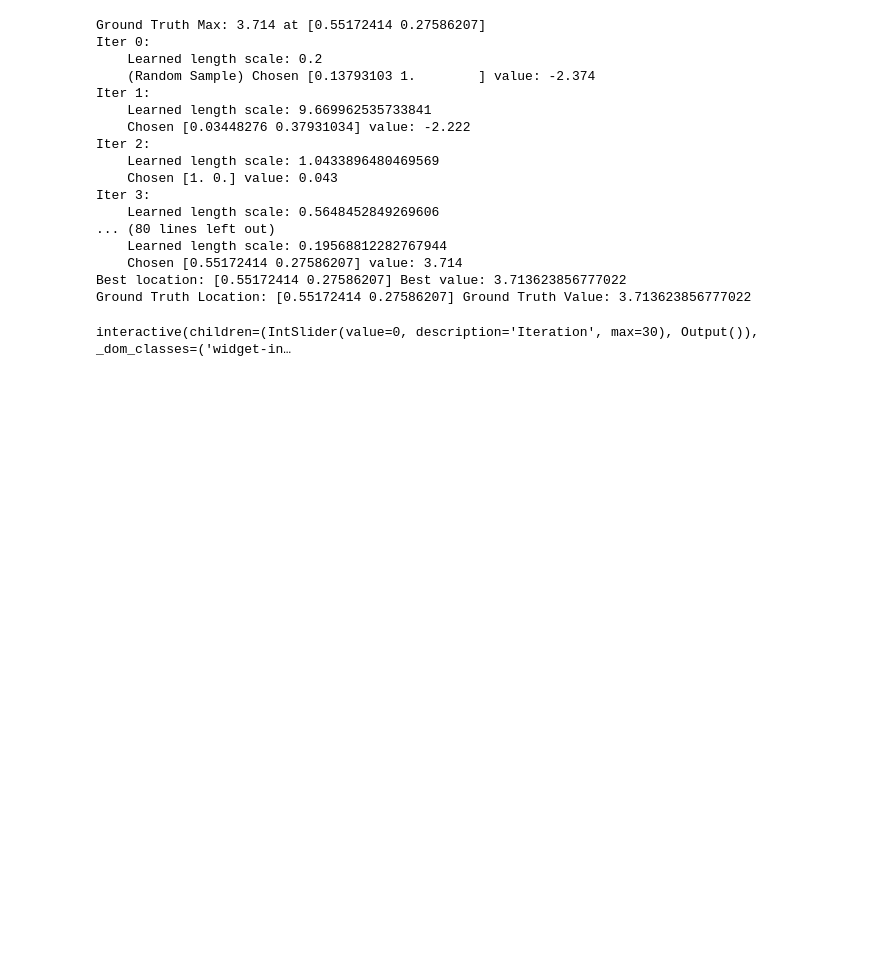
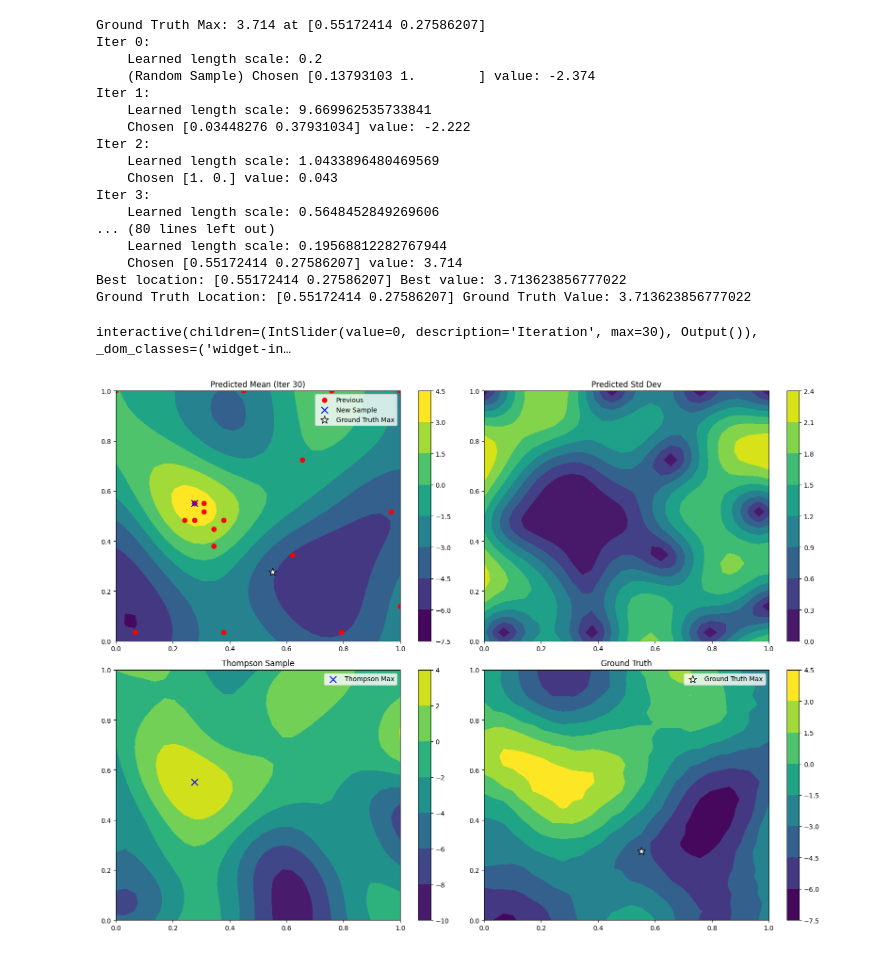
Before and after one commit to MatthewZhang473/Efficient-Gaussian-Process-on-Graphs, a Jupyter notebook: experiments/bayesian_opt/2D_Cartesian.ipynb, the cells around one changed output. Cells and saved outputs as stored; diff of their text form; code cells hidden in the pictures; blank space fills up the shorter version.

Commit message:
Statically visualize the data for last iteration

```diff
--- a/experiments/bayesian_opt/2D_Cartesian.ipynb
+++ b/experiments/bayesian_opt/2D_Cartesian.ipynb
@@ -245,3 +245,49 @@ Iter 3:
 Best location: [0.55172414 0.27586207] Best value: 3.713623856777022
 Ground Truth Location: [0.55172414 0.27586207] Ground Truth Value: 3.713623856777022
 interactive(children=(IntSlider(value=0, description='Iteration', max=30), Output()), _dom_classes=('widget-in…
+# %%
+# Static plot for the last iteration
+last_iter_data = optimizer.iter_data[-1]
+mean_field = last_iter_data['mean'].reshape(grid_size, grid_size)
+std_field = last_iter_data['std'].reshape(grid_size, grid_size)
+thompson_field = last_iter_data['thompson'].reshape(grid_size, grid_size)
+history = last_iter_data['history']
+candidate = last_iter_data['candidate']
+
+fig, axes = plt.subplots(2, 2, figsize=(16, 12))
+
+# Panel 1: Predicted Mean
+cp0 = axes[0, 0].contourf(x_lin, x_lin, mean_field, cmap='viridis', vmin=vmin, vmax=vmax)
+if len(history) > 1:
+    prev_points = np.array([h[0] for h in history[:-1]])
+    axes[0, 0].scatter(prev_points[:,1], prev_points[:,0], c='red', marker='o', s=50, label='Previous')
+axes[0, 0].scatter(candidate[1], candidate[0], c='blue', marker='x', s=100, label='New Sample')
+axes[0, 0].scatter(gt_coord[0], gt_coord[1], c='white', edgecolors='black', marker='*', s=150, label='Ground Truth Max')
+axes[0, 0].set_title(f"Predicted Mean (Iter {last_iter_data['iter']})")
+axes[0, 0].legend()
+fig.colorbar(cp0, ax=axes[0, 0])
+
+# Panel 2: Predicted Std Dev
+cp1 = axes[0, 1].contourf(x_lin, x_lin, std_field, cmap='viridis')
+axes[0, 1].set_title("Predicted Std Dev")
+fig.colorbar(cp1, ax=axes[0, 1])
+
+# Panel 3: Thompson Sample
+cp2 = axes[1, 0].contourf(x_lin, x_lin, thompson_field, cmap='viridis')
+axes[1, 0].scatter(thompson_max_x, thompson_max_y, c='blue', marker='x', s=100, label='Thompson Max')
+axes[1, 0].set_title("Thompson Sample")
+axes[1, 0].legend()
+fig.colorbar(cp2, ax=axes[1, 0])
+
+# Panel 4: Ground Truth (static)
+Z_true = Y.reshape(grid_size, grid_size)
+cp3 = axes[1, 1].contourf(x_lin, x_lin, Z_true, cmap='viridis', vmin=vmin, vmax=vmax)
+axes[1, 1].scatter(gt_coord[0], gt_coord[1], c='white', edgecolors='black', marker='*', s=150, label='Ground Truth Max')
+axes[1, 1].set_title("Ground Truth")
+axes[1, 1].legend()
+fig.colorbar(cp3, ax=axes[1, 1])
+
+plt.tight_layout()
+plt.show()
+# %% [output]
+[figure, added]
```
